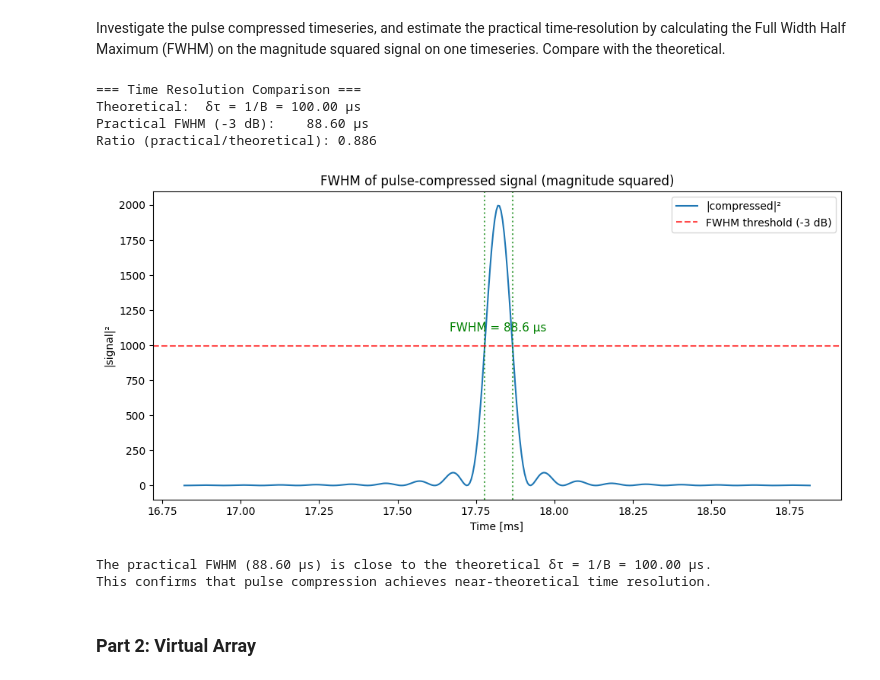
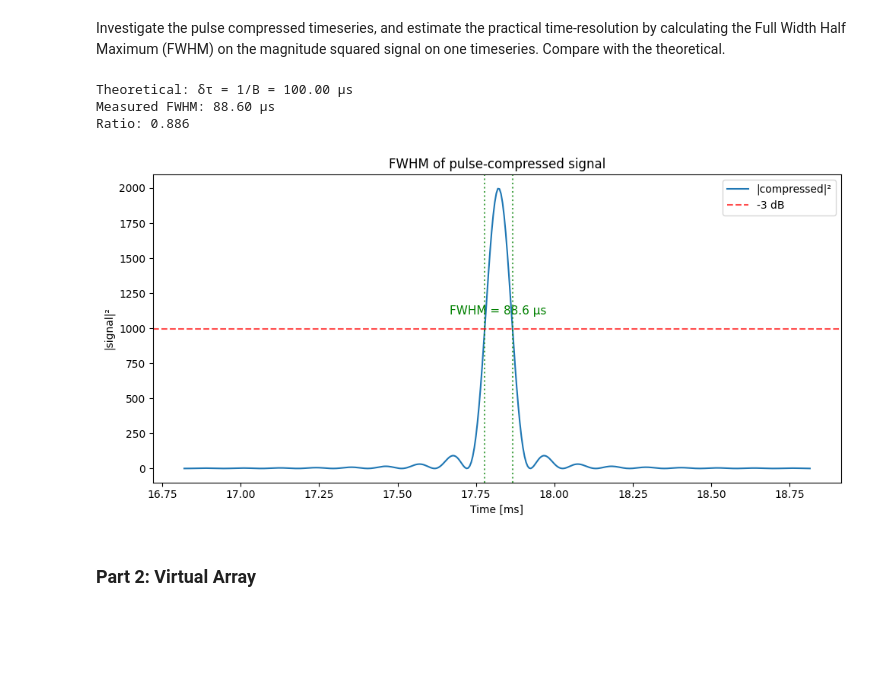
Before and after one commit to Twaal/array_signal_processing_in5450, a Jupyter notebook: Project_3/project_3.ipynb, the cells around one changed output. Drawn from its saved outputs; the diff is of its cells as text; code cells hidden in the pictures; blank space fills up the shorter version.

```diff
--- a/Project_3/project_3.ipynb
+++ b/Project_3/project_3.ipynb
@@ -40,25 +32,18 @@ Number of transmitters: Ntx = 2
 # %% [markdown]
 ### Part 1: Pulse compression
 # %%
-# --- Define waveform replicas ---
-alpha = B / Tp  # Chirp rate
-t_p = np.arange(0, Tp, 1 / fs)  # Time vector for pulse
+alpha = B / Tp
+t_p = np.arange(0, Tp, 1 / fs)
 
-# LFM upchirp and downchirp replicas
 s_tx_up = np.exp(1j * 2 * np.pi * ((fc - B / 2) * t_p + alpha * t_p**2 / 2))
 s_tx_down = np.exp(1j * 2 * np.pi * ((fc + B / 2) * t_p - alpha * t_p**2 / 2))
 
 
-# --- Pulse compression function ---
 def pulse_compression(data, replica):
-    """Cross-correlate data with replica, keeping only positive lags."""
     corr = scipy.signal.correlate(data, replica, mode="full")
-    # Keep only the second half (positive lags, length = len(data))
-    return corr[len(replica) - 1 :]
+    return corr[len(replica) - 1:]
 
 
-# --- Process TDMA data (upchirp used for both transmits) ---
-tdma_compressed = np.zeros_like(tdma_data[: len(pulse_compression(tdma_data[:, 0, 0], s_tx_up)), :, :])
 tdma_compressed = np.stack(
     [
         np.stack(
@@ -71,9 +56,7 @@ tdma_compressed = np.stack(
 )
 print(f"tdma_compressed shape: {tdma_compressed.shape}")
 
-
-# --- Visualize before/after pulse compression ---
-rx_idx = 0  # Channel 0
+rx_idx = 0
 tx_idx = 0
 t_axis = np.arange(tdma_data.shape[0]) / fs
 
@@ -100,67 +83,54 @@ The difference is quite obvious. The pulse compressed signal is much narrower th
 # %% [markdown]
 Investigate the pulse compressed timeseries, and estimate the practical time-resolution by calculating the Full Width Half Maximum (FWHM) on the magnitude squared signal on one timeseries. Compare with the theoretical.
 # %%
-# --- FWHM analysis on magnitude-squared signal ---
 rx_ch = 0
 tx_ch = 0
 sig_power = np.abs(tdma_compressed[:, rx_ch, tx_ch]) ** 2
 t_comp = np.arange(len(sig_power)) / fs
 
-# Find peak
 peak_idx = np.argmax(sig_power)
 peak_val = sig_power[peak_idx]
-half_max = peak_val / 2  # FWHM threshold (-3 dB on power)
+half_max = peak_val / 2
 
-# Find left and right crossings via interpolation for better accuracy
 left = peak_idx
 while left > 0 and sig_power[left] >= half_max:
     left -= 1
-# Linear interpolation for left crossing
 t_left = t_comp[left] + (half_max - sig_power[left]) / (sig_power[left + 1] - sig_power[left]) * (t_comp[left + 1] - t_comp[left])
 
 right = peak_idx
 while right < len(sig_power) - 1 and sig_power[right] >= half_max:
     right += 1
-# Linear interpolation for right crossing
 t_right = t_comp[right - 1] + (half_max - sig_power[right - 1]) / (sig_power[right] - sig_power[right - 1]) * (t_comp[right] - t_comp[right - 1])
 
 fwhm_practical = t_right - t_left
 delta_tau_theoretical = 1 / B
 
-print("=== Time Resolution Comparison ===")
-print(f"Theoretical:  δτ = 1/B = {delta_tau_theoretical*1e6:.2f} µs")
-print(f"Practical FWHM (-3 dB):    {fwhm_practical*1e6:.2f} µs")
-print(f"Ratio (practical/theoretical): {fwhm_practical / delta_tau_theoretical:.3f}")
+print(f"Theoretical: δτ = 1/B = {delta_tau_theoretical*1e6:.2f} µs")
+print(f"Measured FWHM: {fwhm_practical*1e6:.2f} µs")
+print(f"Ratio: {fwhm_practical / delta_tau_theoretical:.3f}")
 
-# --- Zoomed plot around the peak with FWHM annotation ---
-window = int(0.001 * fs)  # 1 ms window around peak
+window = int(0.001 * fs)
 i_start = max(0, peak_idx - window)
 i_end = min(len(sig_power), peak_idx + window)
 
 fig, ax = plt.subplots(figsize=(10, 5))
 ax.plot(t_comp[i_start:i_end] * 1e3, sig_power[i_start:i_end], label="|compressed|²")
-ax.axhline(half_max, color="r", linestyle="--", alpha=0.7, label=f"FWHM threshold (-3 dB)")
+ax.axhline(half_max, color="r", linestyle="--", alpha=0.7, label="-3 dB")
 ax.axvline(t_left * 1e3, color="g", linestyle=":", alpha=0.7)
 ax.axvline(t_right * 1e3, color="g", linestyle=":", alpha=0.7)
 ax.text(t_comp[peak_idx] * 1e3, half_max * 1.1, f"FWHM = {fwhm_practical*1e6:.1f} µs",
         ha="center", fontsize=11, color="green")
 ax.set_xlabel("Time [ms]")
 ax.set_ylabel("|signal|²")
-ax.set_title("FWHM of pulse-compressed signal (magnitude squared)")
+ax.set_title("FWHM of pulse-compressed signal")
 ax.legend()
 plt.tight_layout()
 plt.show()
-
-print(f"\nThe practical FWHM ({fwhm_practical*1e6:.2f} µs) is close to the theoretical δτ = 1/B = {delta_tau_theoretical*1e6:.2f} µs.")
-print(f"This confirms that pulse compression achieves near-theoretical time resolution.")
 # %% [output]
-=== Time Resolution Comparison ===
-Theoretical:  δτ = 1/B = 100.00 µs
-Practical FWHM (-3 dB):    88.60 µs
-Ratio (practical/theoretical): 0.886
+Theoretical: δτ = 1/B = 100.00 µs
+Measured FWHM: 88.60 µs
+Ratio: 0.886
-[figure, old version]
+[figure, new version]
-The practical FWHM (88.60 µs) is close to the theoretical δτ = 1/B = 100.00 µs.
-This confirms that pulse compression achieves near-theoretical time resolution.
 # %% [markdown]
 ### Part 2: Virtual Array
 # %%
```
Also changed, not shown: parts of 10 cells of this notebook.
